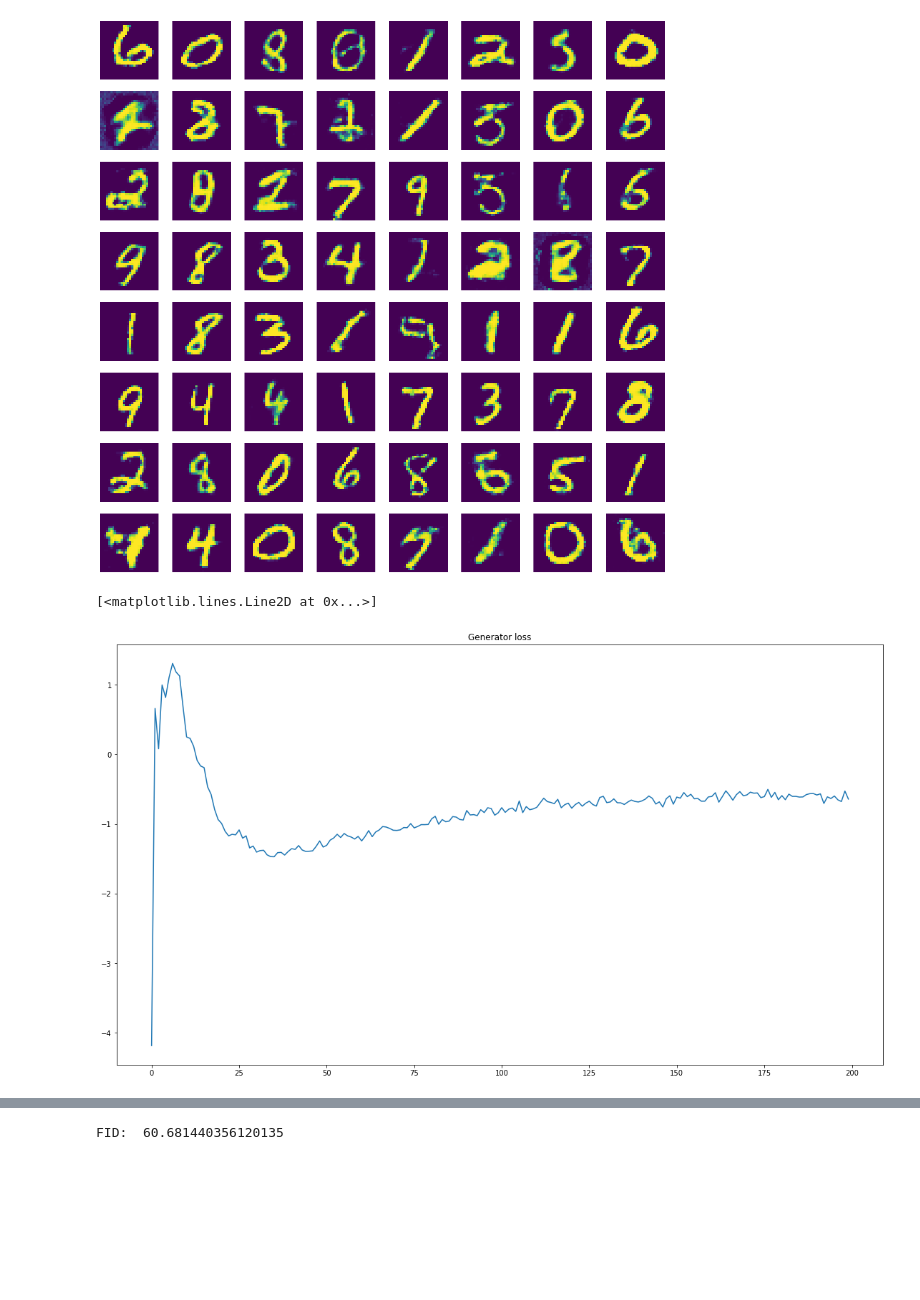
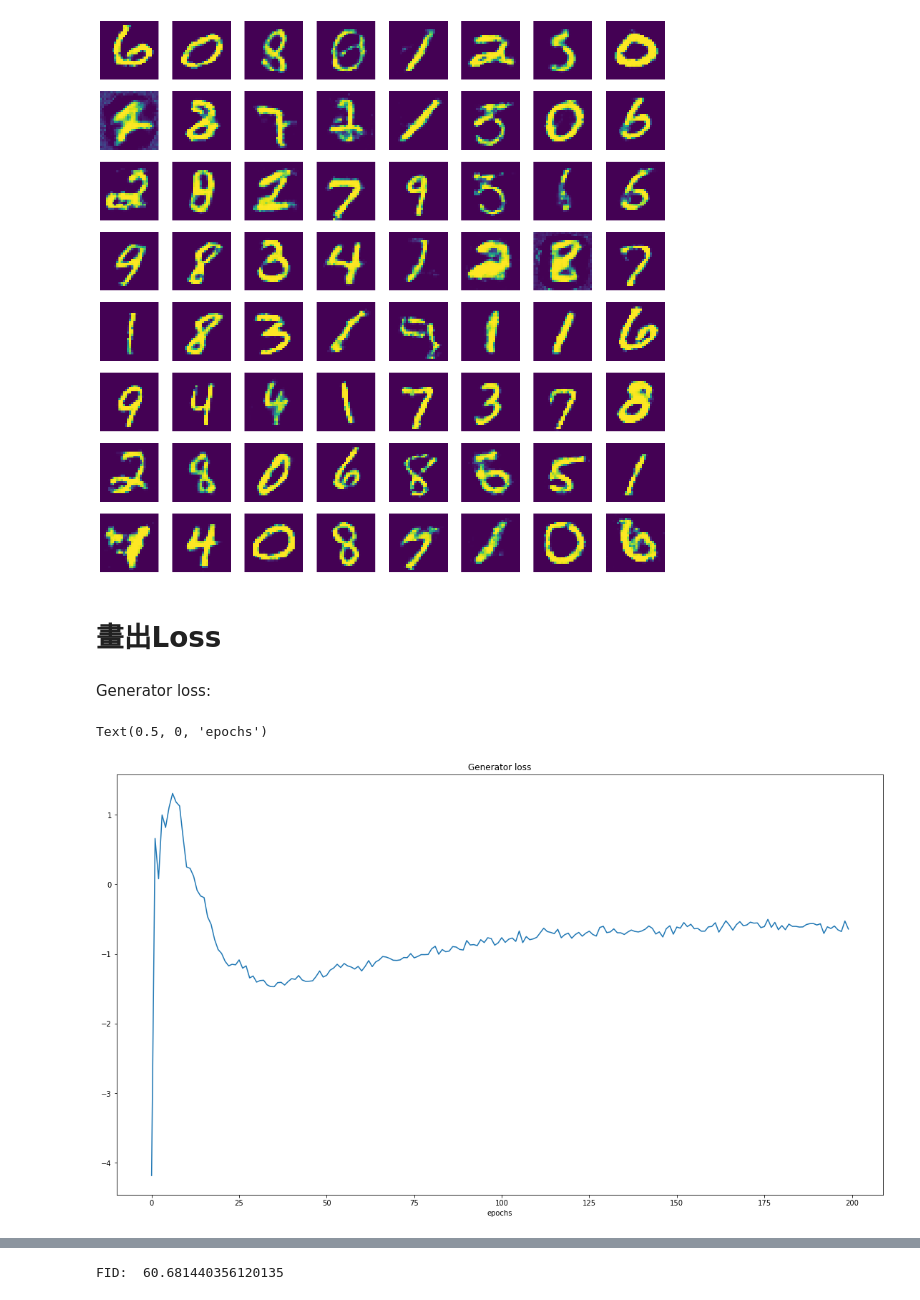
Before and after one commit to ystsai7981/DeepLearning, a Jupyter notebook: lab5/wgan_div.ipynb, the cells around one changed output, grey strips where cells are left out. Saved outputs shown, nothing was run; the diff lists cells and outputs as text; code cells hidden in the pictures; blank space fills up the shorter version.

```diff
--- a/lab5/wgan_div.ipynb
+++ b/lab5/wgan_div.ipynb
@@ -241,11 +247,16 @@ for i in range(pic_num):
     plt.axis('off')
 # %% [output]
 [figure]
+# %% [markdown]
+# 畫出Loss
+# %% [markdown]
+Generator loss:
 # %%
 plt.figure(figsize=(19.2, 10.8))
 plt.title('Generator loss')
 x = np.arange(len(G_loss_history))
 plt.plot(x, G_loss_history)
+plt.xlabel('epochs')
 # %% [output]
-[<matplotlib.lines.Line2D at 0x...>]
+Text(0.5, 0, 'epochs')
-[figure, old version]
+[figure, new version]
```
Also changed, not shown: parts of 8 cells of this notebook, 3 other files.
